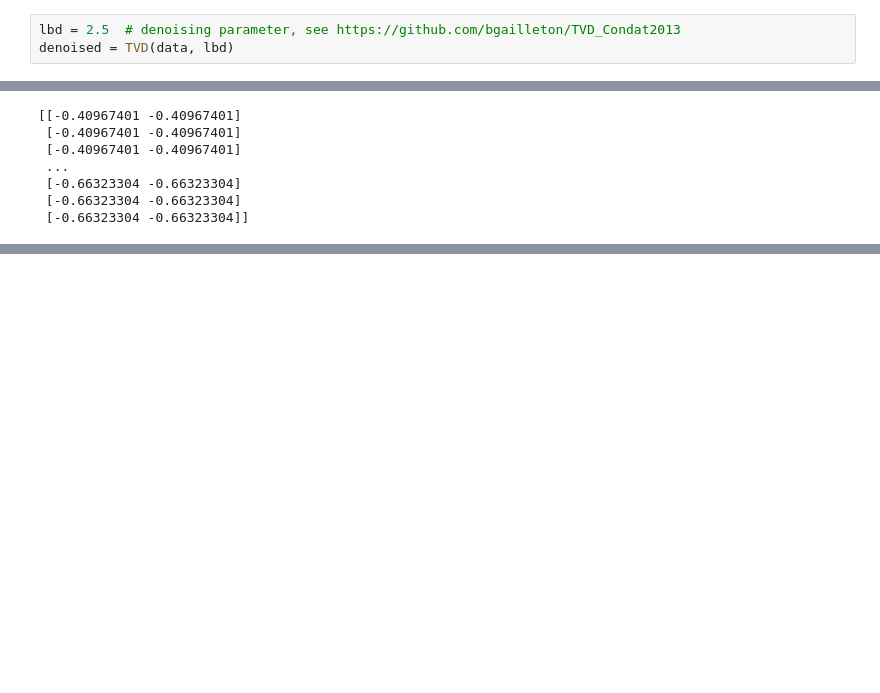
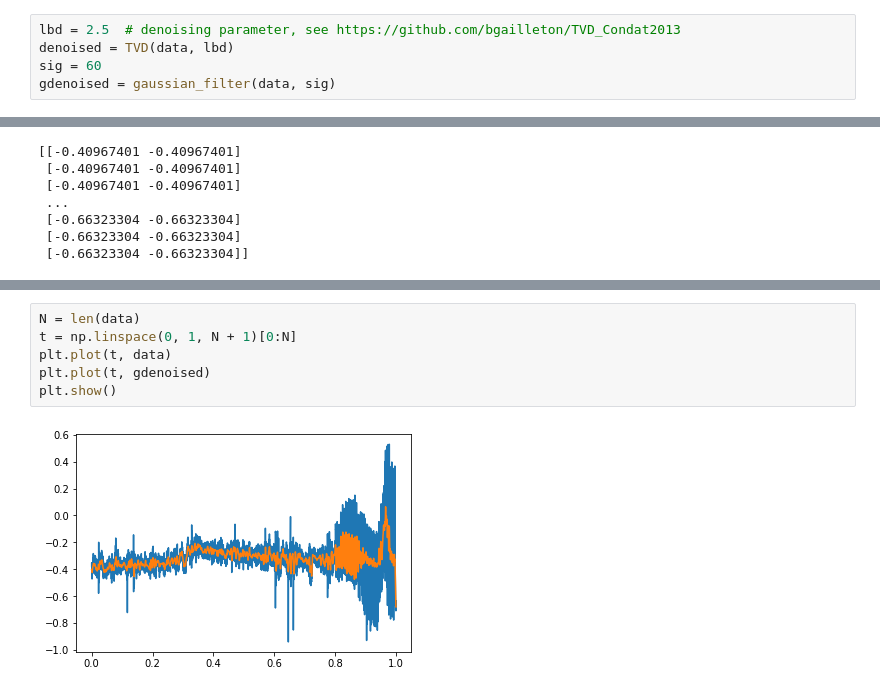
Before and after one commit to ProfDema/surrogate, a Jupyter notebook: epilepsy.ipynb, the cells around one changed output, grey strips where cells are left out. Drawn from its saved outputs; the diff is of its cells as text; blank space fills up the shorter version.

Commit message:
added Gauss filter

```diff
--- a/epilepsy.ipynb
+++ b/epilepsy.ipynb
@@ -35,6 +36,8 @@ print(X)
 # %%
 lbd = 2.5  # denoising parameter, see https://github.com/bgailleton/TVD_Condat2013
 denoised = TVD(data, lbd)
+sig = 60
+gdenoised = gaussian_filter(data, sig)
 # %%
 Y = getEmbeddedData(denoised)
 print(Y)
@@ -57,0 +60,8 @@ ValueError: x and y must have same first dimension, but have shapes (86000,) and
+# %%
+N = len(data)
+t = np.linspace(0, 1, N + 1)[0:N]
+plt.plot(t, data)
+plt.plot(t, gdenoised)
+plt.show()
+# %% [output]
+[figure, added]
```
Also changed, not shown: parts of 2 cells of this notebook.
